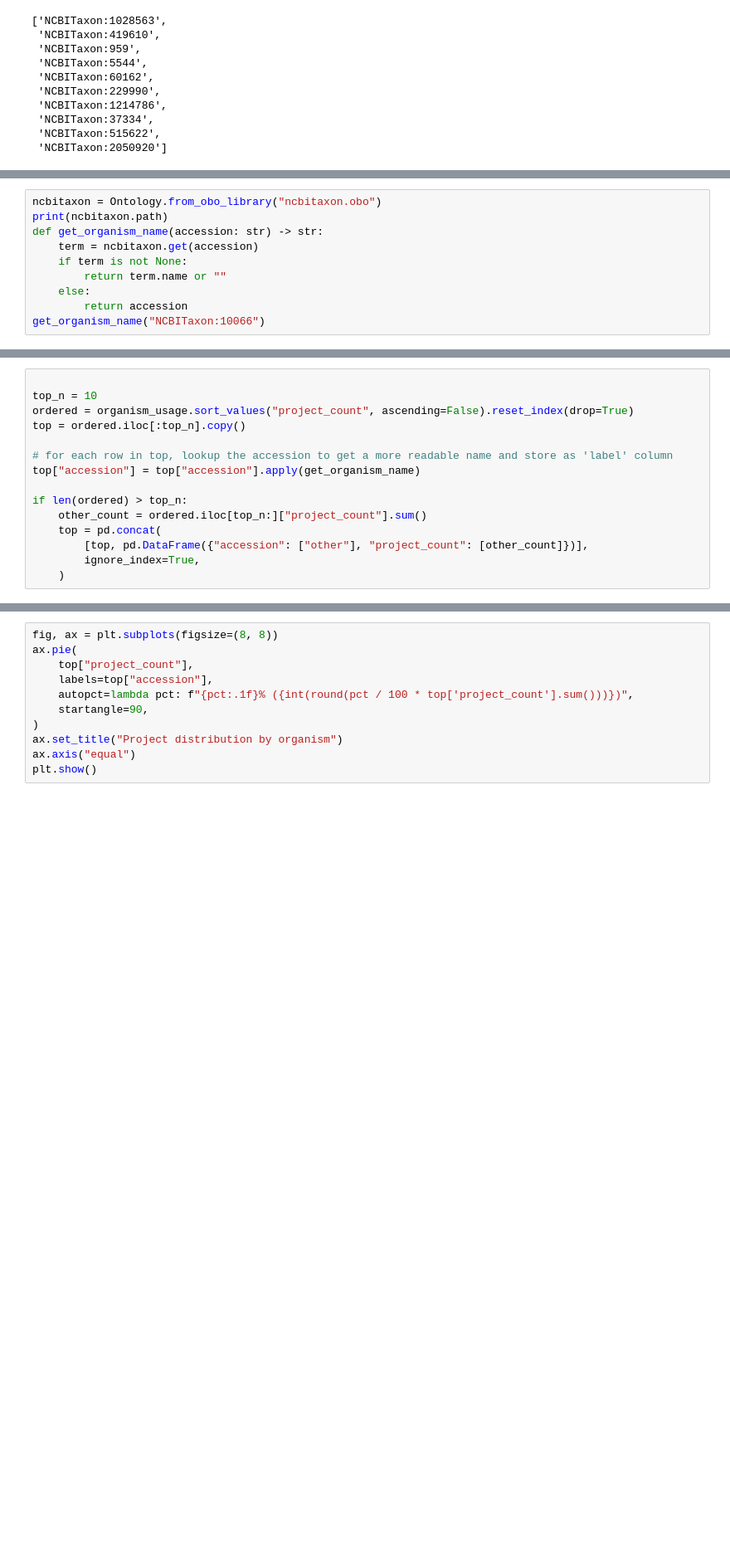
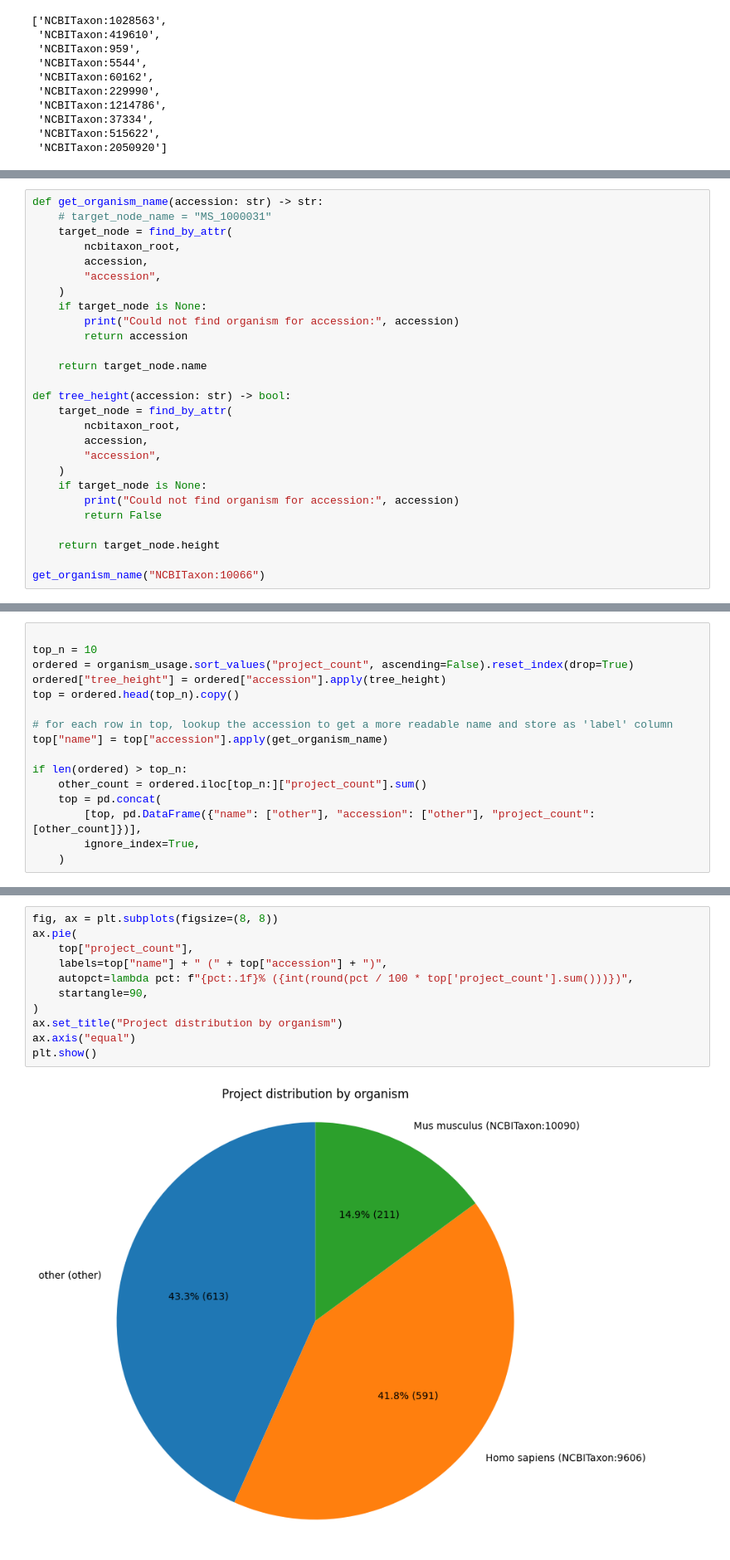
Before and after one commit to usiGrabber/usiGrabber, a Jupyter notebook: experimental/data_overview.ipynb, the cells around one changed output, grey strips where cells are left out. Shown at 83% size. Drawn from its saved outputs; the diff is of its cells as text; blank space fills up the shorter version.

```diff
--- a/experimental/data_overview.ipynb
+++ b/experimental/data_overview.ipynb
@@ -127,10 +160,27 @@ organism_usage
 # %%
-ncbitaxon = Ontology.from_obo_library("ncbitaxon.obo")
-print(ncbitaxon.path)
 def get_organism_name(accession: str) -> str:
-    term = ncbitaxon.get(accession)
-    if term is not None:
-        return term.name or ""
-    else:
+    # target_node_name = "MS_1000031"
+    target_node = find_by_attr(
+        ncbitaxon_root,
+        accession,
+        "accession",
+    )
+    if target_node is None:
+        print("Could not find organism for accession:", accession)
         return accession
+
+    return target_node.name
+
+def tree_height(accession: str) -> bool:
+    target_node = find_by_attr(
+        ncbitaxon_root,
+        accession,
+        "accession",
+    )
+    if target_node is None:
+        print("Could not find organism for accession:", accession)
+        return False
+
+    return target_node.height
+
 get_organism_name("NCBITaxon:10066")
@@ -138,14 +190,15 @@ get_organism_name("NCBITaxon:10066")
 
 top_n = 10
 ordered = organism_usage.sort_values("project_count", ascending=False).reset_index(drop=True)
-top = ordered.iloc[:top_n].copy()
+ordered["tree_height"] = ordered["accession"].apply(tree_height)
+top = ordered.head(top_n).copy()
 
 # for each row in top, lookup the accession to get a more readable name and store as 'label' column
-top["accession"] = top["accession"].apply(get_organism_name)
+top["name"] = top["accession"].apply(get_organism_name)
 
 if len(ordered) > top_n:
     other_count = ordered.iloc[top_n:]["project_count"].sum()
     top = pd.concat(
-        [top, pd.DataFrame({"accession": ["other"], "project_count": [other_count]})],
+        [top, pd.DataFrame({"name": ["other"], "accession": ["other"], "project_count": [other_count]})],
         ignore_index=True,
     )
@@ -152,14 +208,16 @@ if len(ordered) > top_n:
 # %%
 fig, ax = plt.subplots(figsize=(8, 8))
 ax.pie(
     top["project_count"],
-    labels=top["accession"],
+    labels=top["name"] + " (" + top["accession"] + ")",
     autopct=lambda pct: f"{pct:.1f}% ({int(round(pct / 100 * top['project_count'].sum()))})",
     startangle=90,
 )
 ax.set_title("Project distribution by organism")
 ax.axis("equal")
 plt.show()
+# %% [output]
+[figure, added]
 # %% [markdown]
 # General stats
 # %%
```
Also changed, not shown: parts of 8 cells of this notebook, 2 other files.
